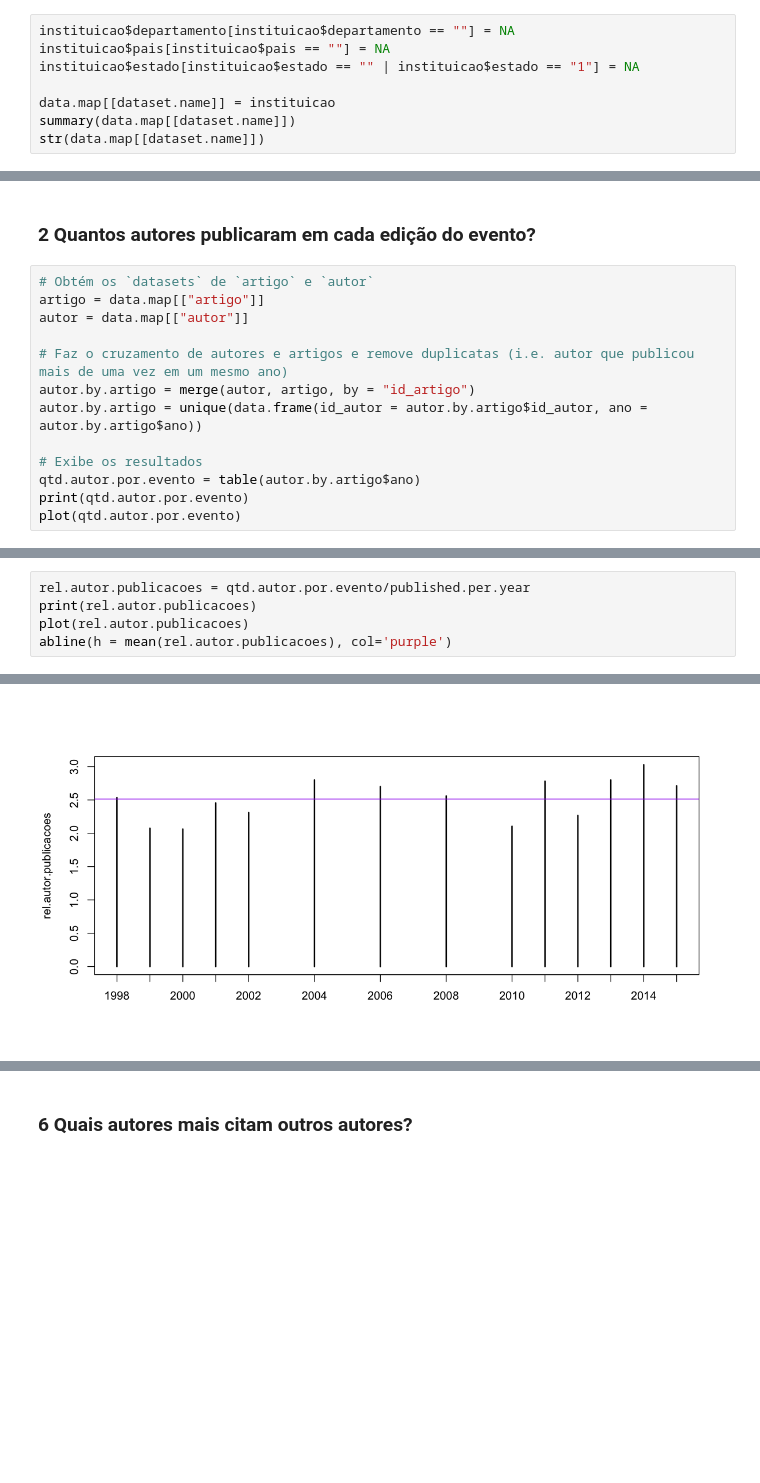
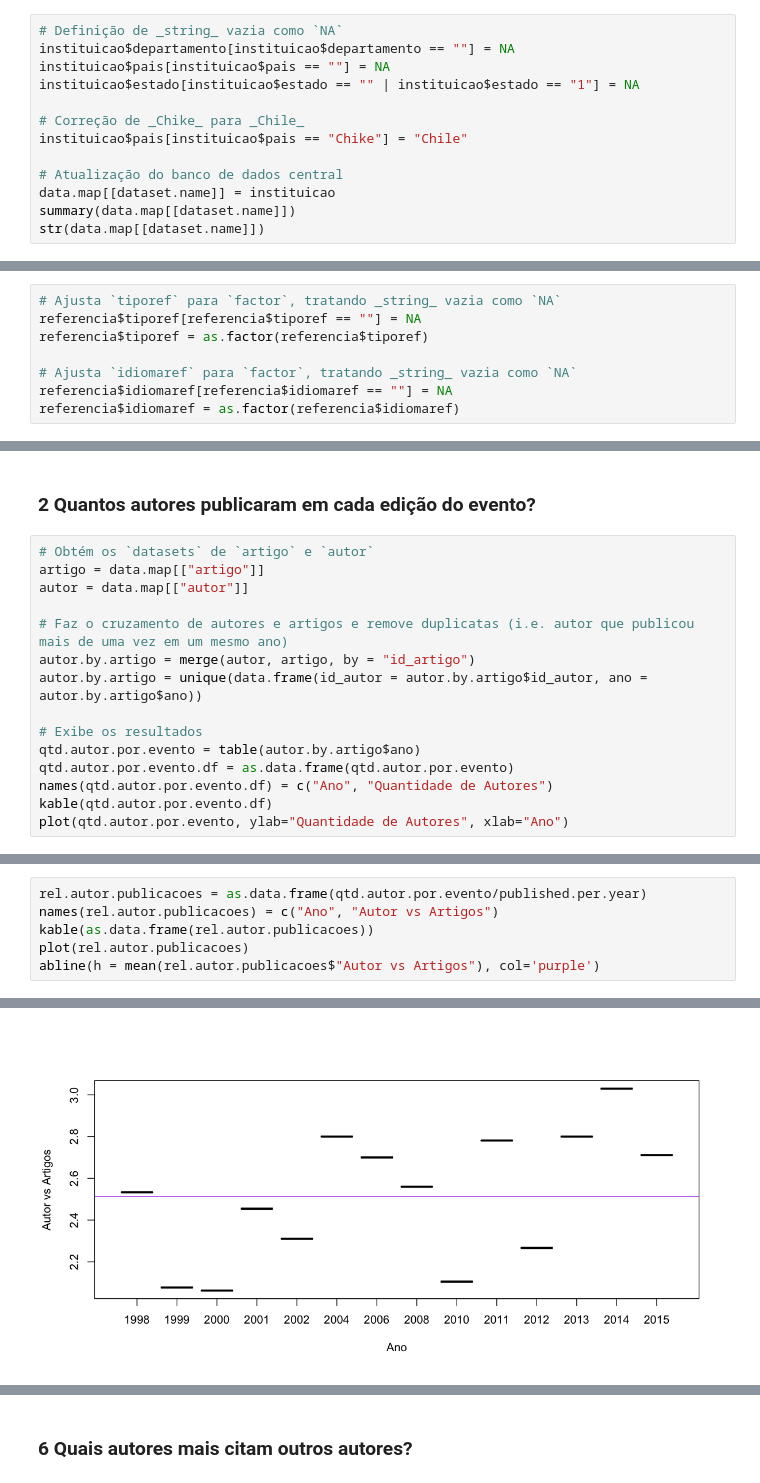
Before and after one commit to calmattoso/INF1335, a Jupyter notebook: A5/A5 - Rede de Citações - Carlos Mattoso e Gabriel Siqueira.ipynb, the cells around one changed output, grey strips where cells are left out. Cells and saved outputs as stored; diff of their text form; blank space fills up the shorter version.

```diff
--- a/A5/A5 - Rede de Citações - Carlos Mattoso e Gabriel Siqueira.ipynb
+++ b/A5/A5 - Rede de Citações - Carlos Mattoso e Gabriel Siqueira.ipynb
@@ -368,8 +369,13 @@ Apenas estados brasileiros parecem ser reportados, embora haja outros países. A
 # %%
+# Definição de _string_ vazia como `NA`
 instituicao$departamento[instituicao$departamento == ""] = NA
 instituicao$pais[instituicao$pais == ""] = NA
 instituicao$estado[instituicao$estado == "" | instituicao$estado == "1"] = NA
 
+# Correção de _Chike_ para _Chile_
+instituicao$pais[instituicao$pais == "Chike"] = "Chile"
+
+# Atualização do banco de dados central
 data.map[[dataset.name]] = instituicao
 summary(data.map[[dataset.name]])
 str(data.map[[dataset.name]])
@@ -580,0 +602,8 @@ Outra pequena correção se faz em `idpaper`, que denota o identificador de um a
+# %%
+# Ajusta `tiporef` para `factor`, tratando _string_ vazia como `NA`
+referencia$tiporef[referencia$tiporef == ""] = NA
+referencia$tiporef = as.factor(referencia$tiporef)
+
+# Ajusta `idiomaref` para `factor`, tratando _string_ vazia como `NA`
+referencia$idiomaref[referencia$idiomaref == ""] = NA
+referencia$idiomaref = as.factor(referencia$idiomaref)
@@ -641,6 +671,8 @@ autor.by.artigo = unique(data.frame(id_autor = autor.by.artigo$id_autor, ano = a
 
 # Exibe os resultados
 qtd.autor.por.evento = table(autor.by.artigo$ano)
-print(qtd.autor.por.evento)
-plot(qtd.autor.por.evento)
+qtd.autor.por.evento.df = as.data.frame(qtd.autor.por.evento)
+names(qtd.autor.por.evento.df) = c("Ano", "Quantidade de Autores")
+kable(qtd.autor.por.evento.df)
+plot(qtd.autor.por.evento, ylab="Quantidade de Autores", xlab="Ano")
 # %% [output]
@@ -659,6 +700,7 @@ Dado que temos as informações de quantos autores publicaram e quantos artigos
 # %%
-rel.autor.publicacoes = qtd.autor.por.evento/published.per.year
-print(rel.autor.publicacoes)
+rel.autor.publicacoes = as.data.frame(qtd.autor.por.evento/published.per.year)
+names(rel.autor.publicacoes) = c("Ano", "Autor vs Artigos")
+kable(as.data.frame(rel.autor.publicacoes))
 plot(rel.autor.publicacoes)
-abline(h = mean(rel.autor.publicacoes), col='purple')
+abline(h = mean(rel.autor.publicacoes$"Autor vs Artigos"), col='purple')
 # %% [output]
@@ -669 +723 @@ abline(h = mean(rel.autor.publicacoes), col='purple')
-[figure, old version]
+[figure, new version]
```
Also changed, not shown: parts of 37 cells of this notebook.
